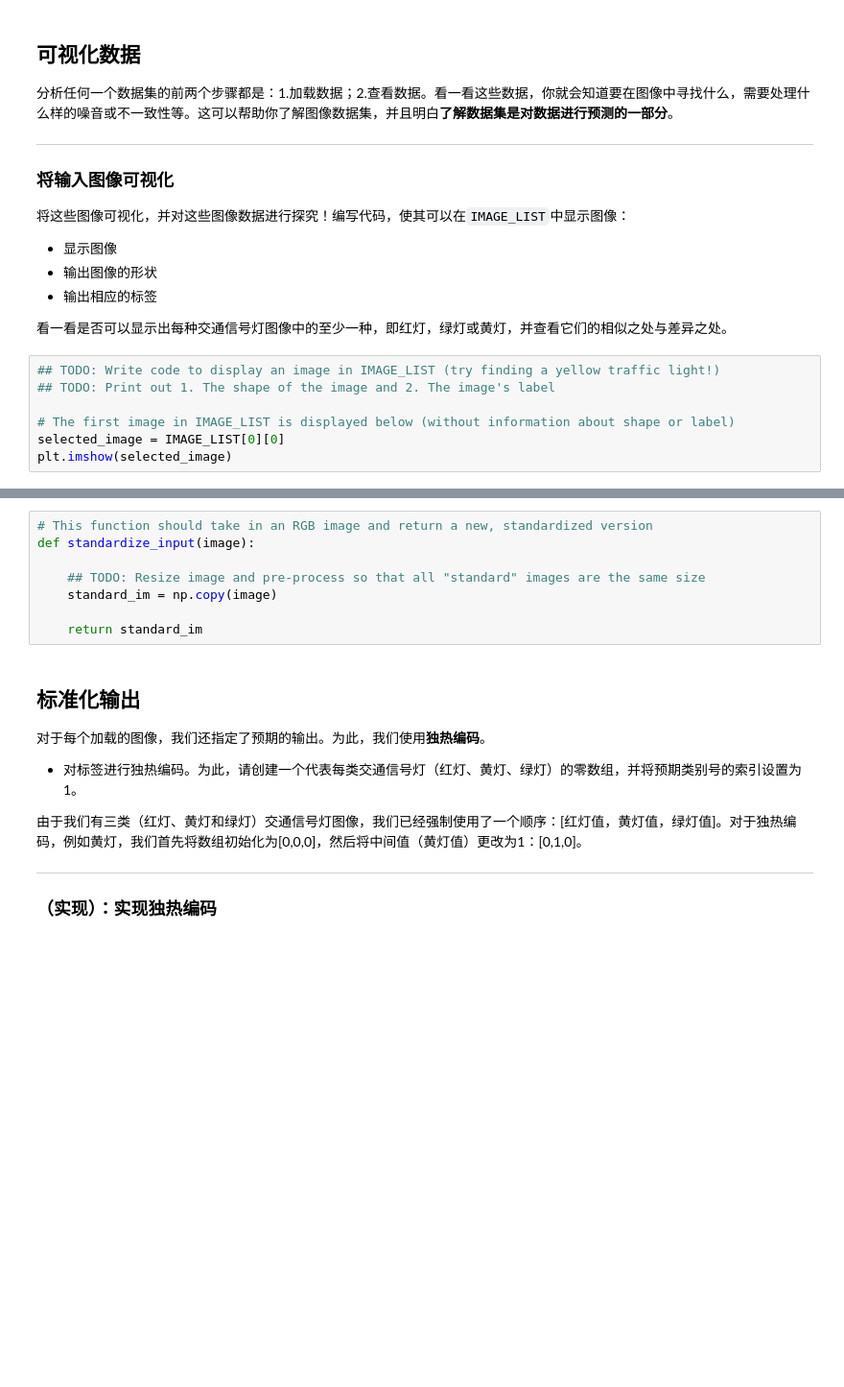
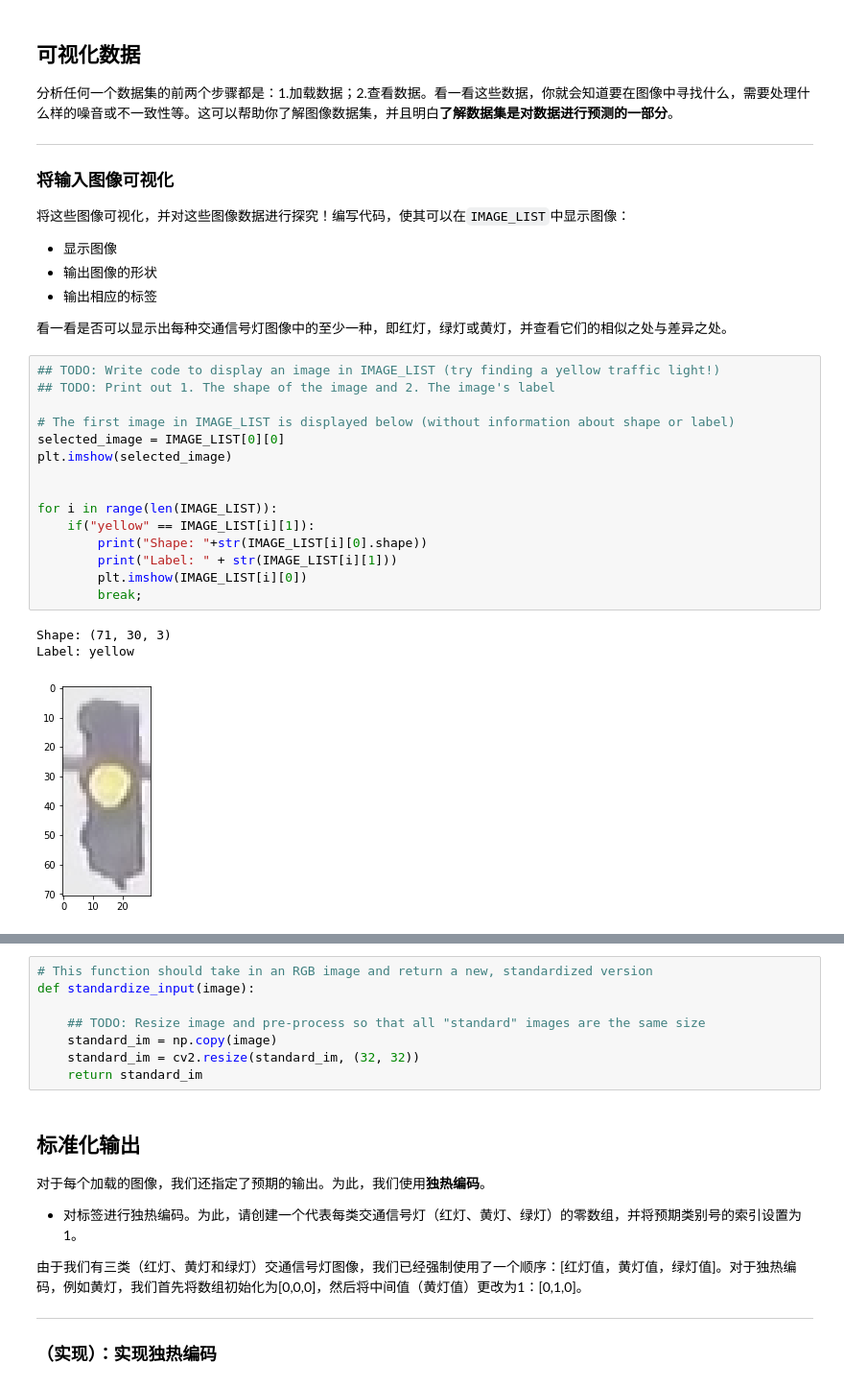
Before and after one commit to ChiangC/SDC_Python, a Jupyter notebook: 03_traffic_light_classifier/Traffic_Light_Classifier-zh.ipynb, the cells around one changed output, grey strips where cells are left out. Shown at 96% size. Saved outputs shown, nothing was run; the diff lists cells and outputs as text; blank space fills up the shorter version.

```diff
--- a/03_traffic_light_classifier/Traffic_Light_Classifier-zh.ipynb
+++ b/03_traffic_light_classifier/Traffic_Light_Classifier-zh.ipynb
@@ -109,10 +110,22 @@ IMAGE_LIST = helpers.load_dataset(IMAGE_DIR_TRAINING)
 # %%
 ## TODO: Write code to display an image in IMAGE_LIST (try finding a yellow traffic light!)
 ## TODO: Print out 1. The shape of the image and 2. The image's label
 
 # The first image in IMAGE_LIST is displayed below (without information about shape or label)
 selected_image = IMAGE_LIST[0][0]
 plt.imshow(selected_image)
+
+
+for i in range(len(IMAGE_LIST)):
+    if("yellow" == IMAGE_LIST[i][1]):
+        print("Shape: "+str(IMAGE_LIST[i][0].shape))
+        print("Label: " + str(IMAGE_LIST[i][1]))
+        plt.imshow(IMAGE_LIST[i][0])
+        break;
+# %% [output]
+Shape: (71, 30, 3)
+Label: yellow
+[figure, added]
 # %% [markdown]
 # 2. 预处理数据
 
@@ -148,7 +161,7 @@ def standardize_input(image):
 
     ## TODO: Resize image and pre-process so that all "standard" images are the same size
     standard_im = np.copy(image)
-
+    standard_im = cv2.resize(standard_im, (32, 32))
     return standard_im
 # %% [markdown]
 ## 标准化输出
```
Also changed, not shown: parts of 15 cells of this notebook, 18 other files.
